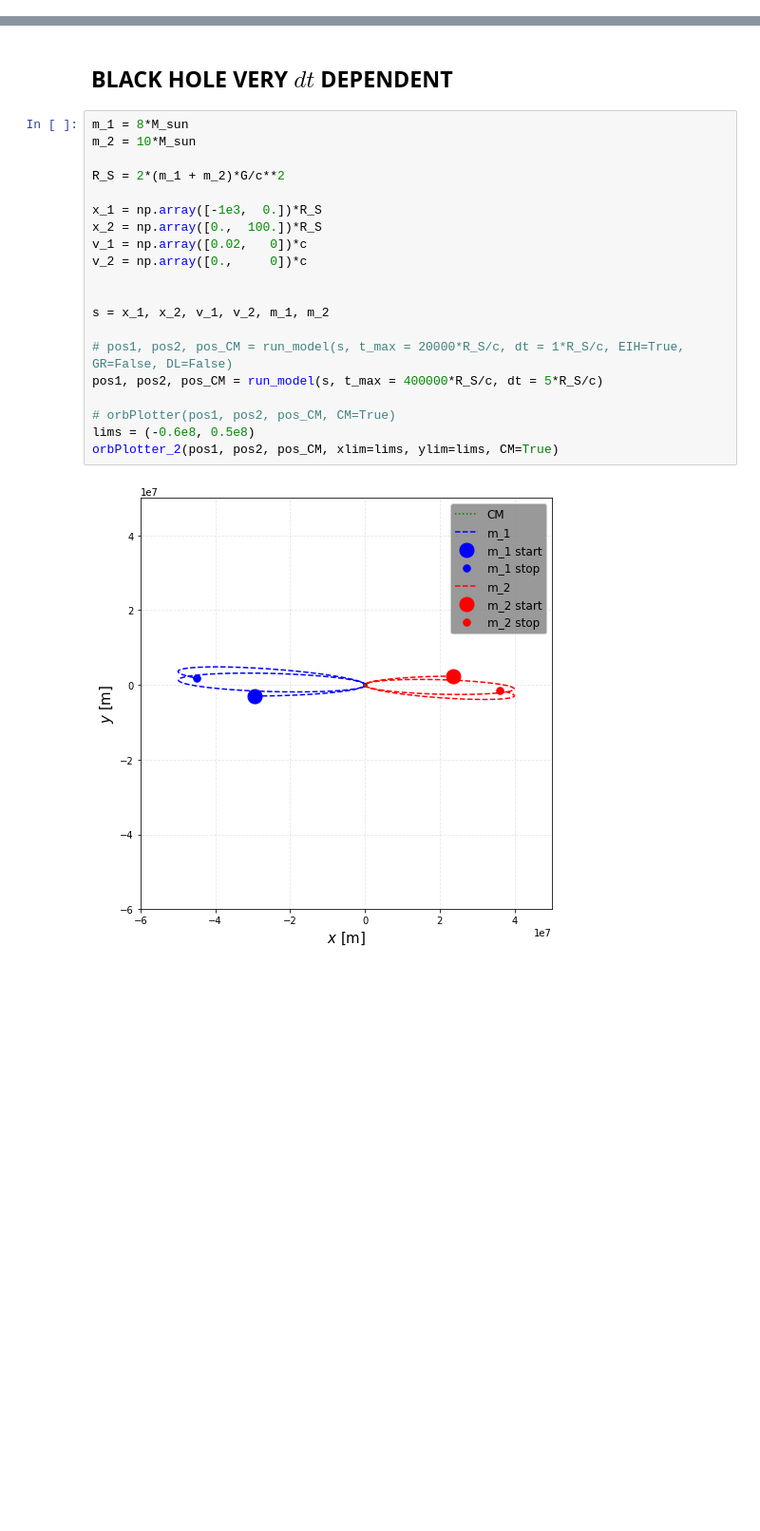
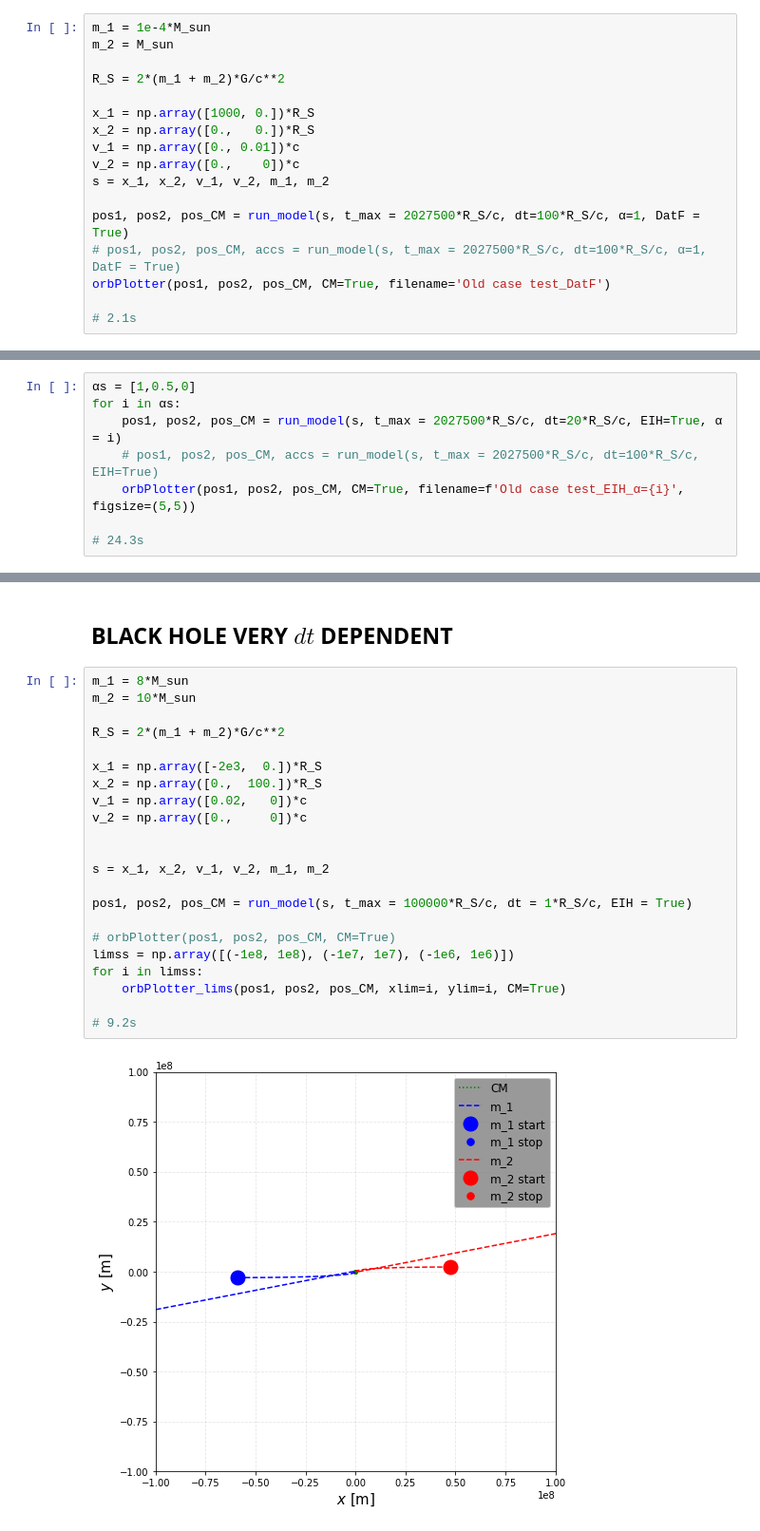
Before and after one commit to carlivas/Binary-Black-Hole-Orbitals, a Jupyter notebook: TWO BODY/(T) TWO BODY CASES.ipynb, the cells around one changed output, grey strips where cells are left out. Shown at 95% size. Cells and saved outputs as stored; diff of their text form; blank space fills up the shorter version.

```diff
--- a/TWO BODY/(T) TWO BODY CASES.ipynb
+++ b/TWO BODY/(T) TWO BODY CASES.ipynb
@@ -8,0 +11,17 @@
+# %%
+m_1 = 1e-4*M_sun
+m_2 = M_sun
+
+R_S = 2*(m_1 + m_2)*G/c**2
+
+x_1 = np.array([1000, 0.])*R_S
+x_2 = np.array([0.,   0.])*R_S
+v_1 = np.array([0., 0.01])*c
+v_2 = np.array([0.,    0])*c
+s = x_1, x_2, v_1, v_2, m_1, m_2
+
+pos1, pos2, pos_CM = run_model(s, t_max = 2027500*R_S/c, dt=100*R_S/c, α=1, DatF = True)
+# pos1, pos2, pos_CM, accs = run_model(s, t_max = 2027500*R_S/c, dt=100*R_S/c, α=1, DatF = True)
+orbPlotter(pos1, pos2, pos_CM, CM=True, filename='Old case test_DatF')
+
+# 2.1s
@@ -8,0 +32,8 @@
+# %%
+αs = [1,0.5,0]
+for i in αs:
+    pos1, pos2, pos_CM = run_model(s, t_max = 2027500*R_S/c, dt=20*R_S/c, EIH=True, α = i)
+    # pos1, pos2, pos_CM, accs = run_model(s, t_max = 2027500*R_S/c, dt=100*R_S/c, EIH=True)
+    orbPlotter(pos1, pos2, pos_CM, CM=True, filename=f'Old case test_EIH_α={i}', figsize=(5,5))
+
+# 24.3s
@@ -183,22 +232,24 @@ orbPlotter_2(pos1, pos2, pos_CM, xlim=lims, ylim=lims, CM=True, filename='Black
 # %%
 m_1 = 8*M_sun
 m_2 = 10*M_sun
 
 R_S = 2*(m_1 + m_2)*G/c**2
 
-x_1 = np.array([-1e3,  0.])*R_S
+x_1 = np.array([-2e3,  0.])*R_S
 x_2 = np.array([0.,  100.])*R_S
 v_1 = np.array([0.02,   0])*c
 v_2 = np.array([0.,     0])*c
 
 
 s = x_1, x_2, v_1, v_2, m_1, m_2
 
-# pos1, pos2, pos_CM = run_model(s, t_max = 20000*R_S/c, dt = 1*R_S/c, EIH=True, GR=False, DL=False)
-pos1, pos2, pos_CM = run_model(s, t_max = 400000*R_S/c, dt = 5*R_S/c)
+pos1, pos2, pos_CM = run_model(s, t_max = 100000*R_S/c, dt = 1*R_S/c, EIH = True)
 
 # orbPlotter(pos1, pos2, pos_CM, CM=True)
-lims = (-0.6e8, 0.5e8)
-orbPlotter_2(pos1, pos2, pos_CM, xlim=lims, ylim=lims, CM=True)
+limss = np.array([(-1e8, 1e8), (-1e7, 1e7), (-1e6, 1e6)])
+for i in limss:
+    orbPlotter_lims(pos1, pos2, pos_CM, xlim=i, ylim=i, CM=True)
+
+# 9.2s
 # %% [output]
-[figure, old version]
+[figure, new version]
```
Also changed, not shown: parts of 20 cells of this notebook, 3 other files.
